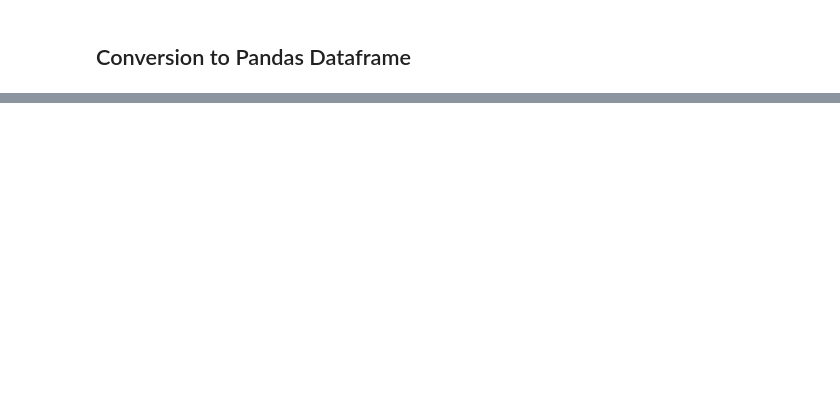
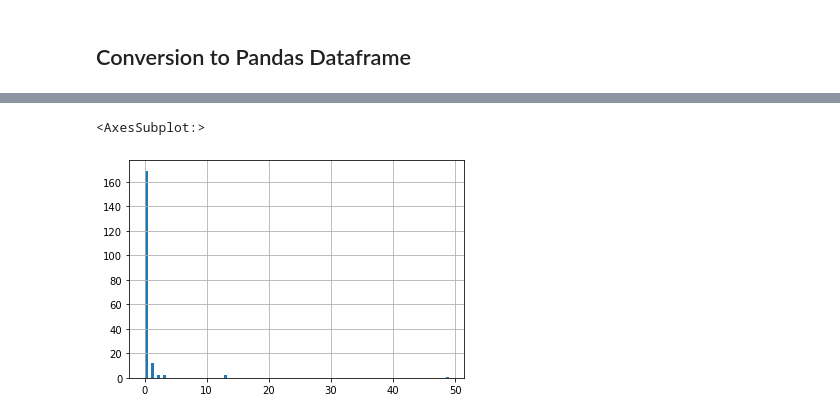
Before and after one commit to wregann/MA592_Project, a Jupyter notebook: MA592-Project.ipynb, the cells around one changed output, grey strips where cells are left out. Cells and saved outputs as stored; diff of their text form; code cells hidden in the pictures; blank space fills up the shorter version.

```diff
--- a/MA592-Project.ipynb
+++ b/MA592-Project.ipynb
@@ -83,0 +158,7 @@ pert_df
+# %%
+knockout = pert_df["CD14"].astype(bool)
+# print(counts_df.loc[knockout]["CD14log"].value_counts(normalize=True).to_dict())
+counts_df.loc[knockout]["CD14"].hist(bins=100)
+# %% [output]
+<AxesSubplot:>
+[figure, added]
```
Also changed, not shown: parts of 15 cells of this notebook.
